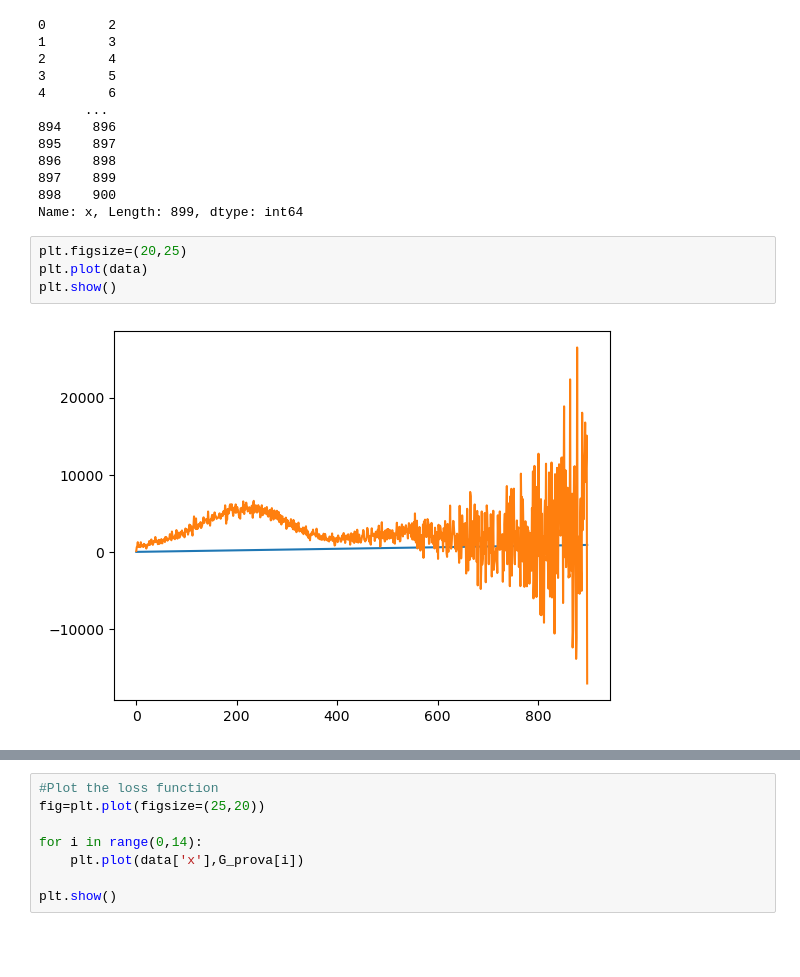
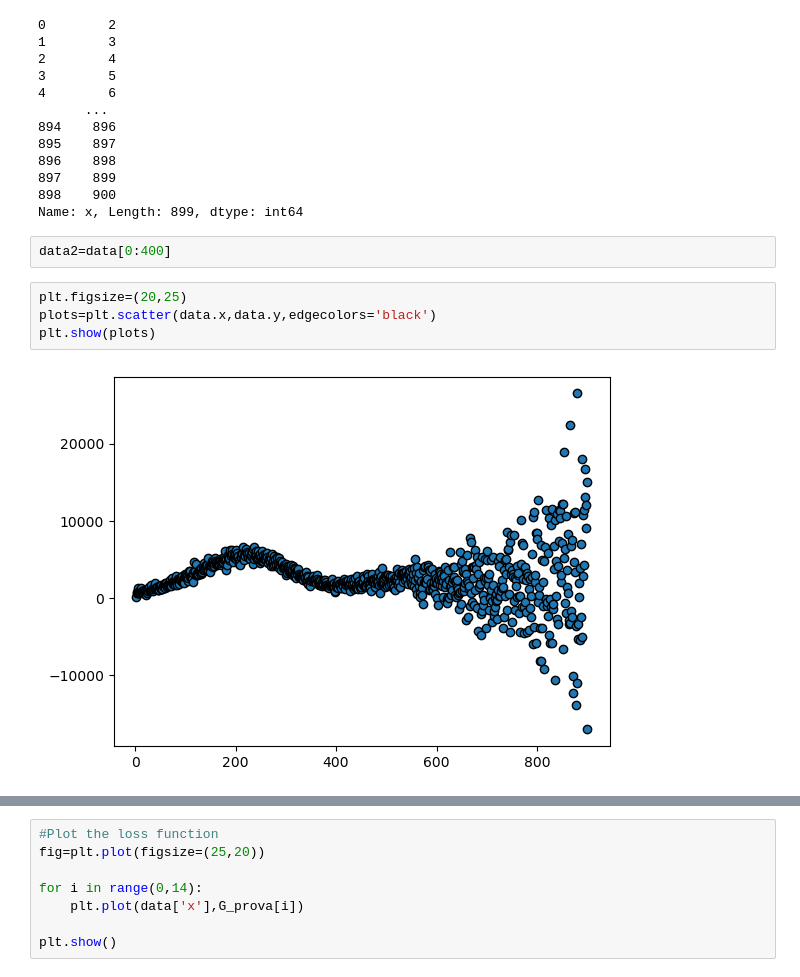
Before and after one commit to FilMastro/SL-homework1, a Jupyter notebook: hw1.ipynb, the cells around one changed output, grey strips where cells are left out. Saved outputs shown, nothing was run; the diff lists cells and outputs as text; blank space fills up the shorter version.

```diff
--- a/hw1.ipynb
+++ b/hw1.ipynb
@@ -19,9 +22,11 @@ data['x']
 897    899
 898    900
 Name: x, Length: 899, dtype: int64
+# %%
+data2=data[0:400]
 # %%
 plt.figsize=(20,25)
-plt.plot(data)
-plt.show()
+plots=plt.scatter(data.x,data.y,edgecolors='black')
+plt.show(plots)
 # %% [output]
-[figure, old version]
+[figure, new version]
```
Also changed, not shown: parts of 30 cells of this notebook.
